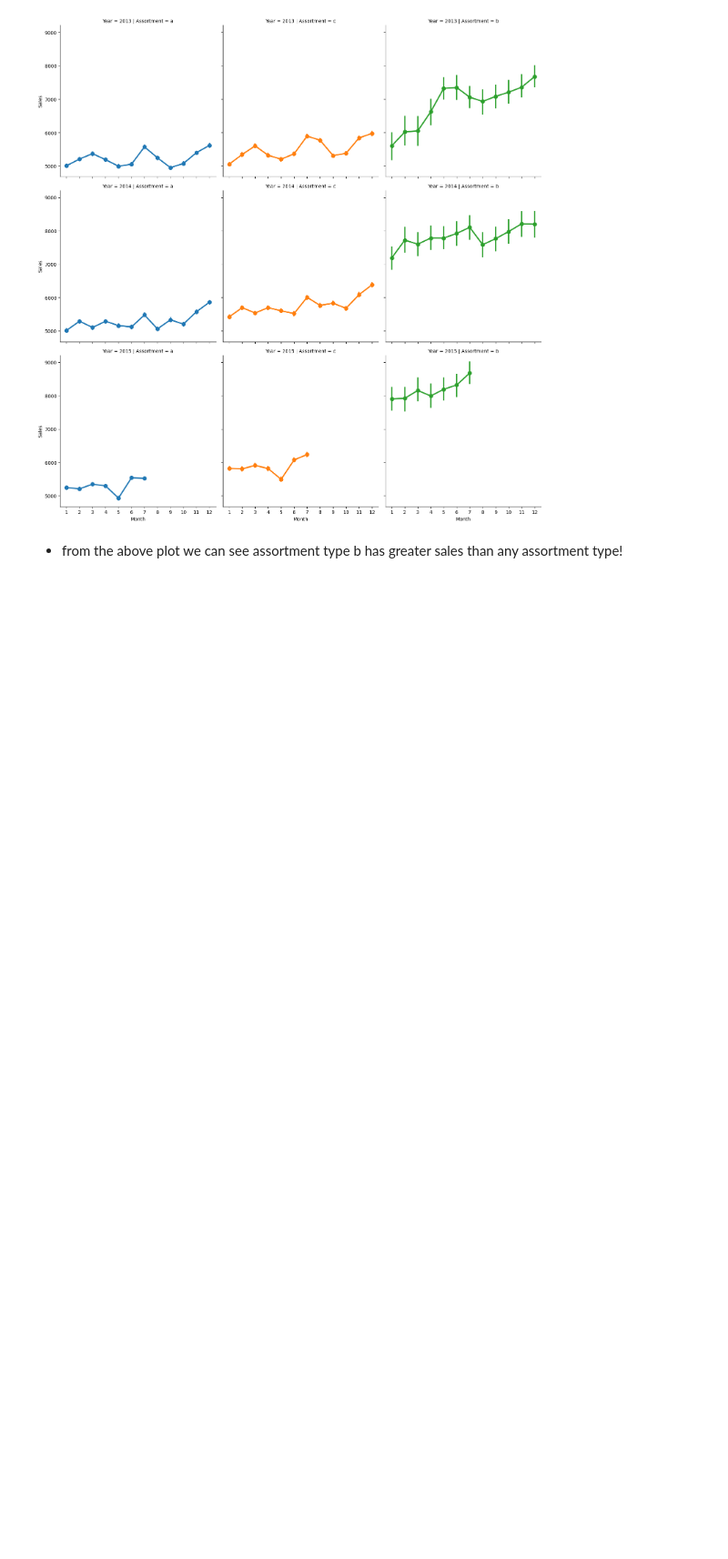
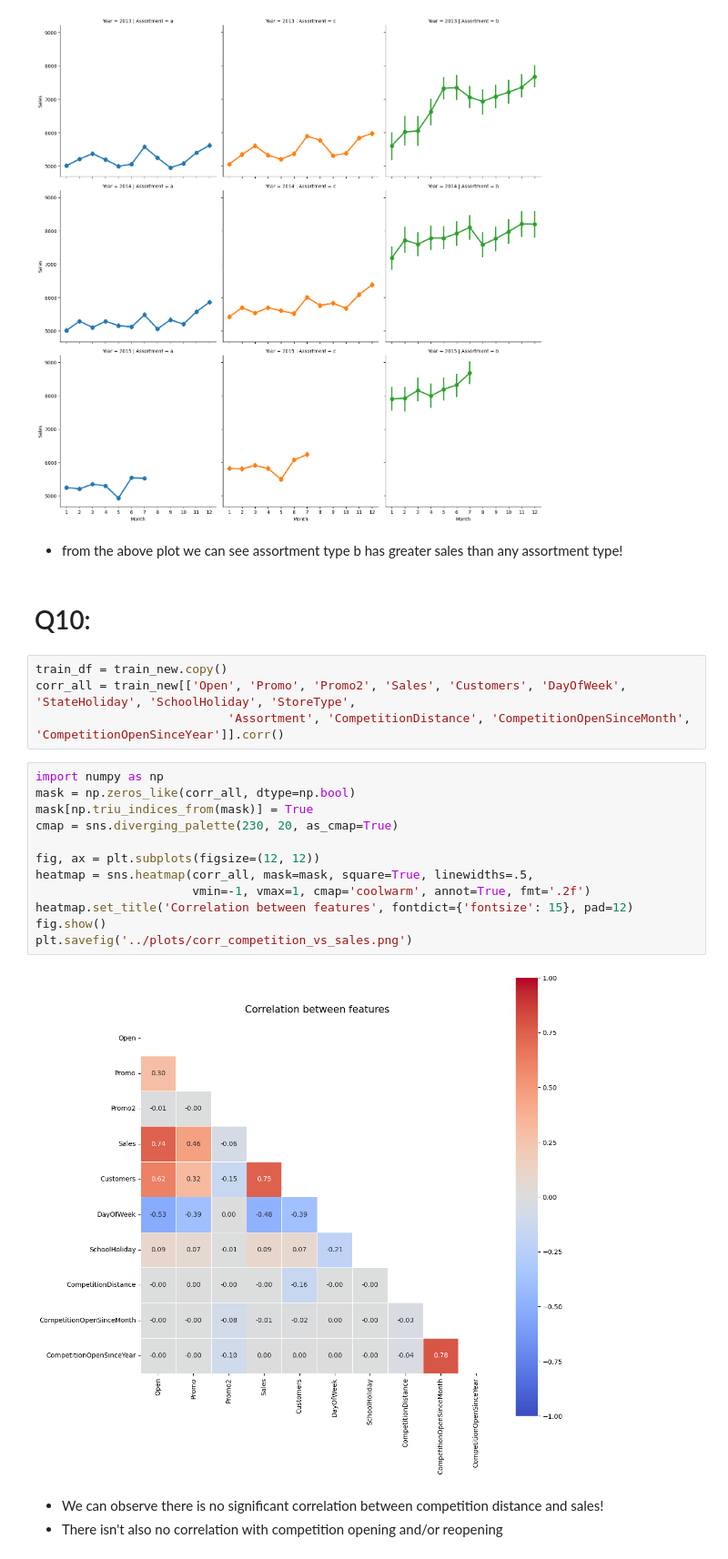
Before and after one commit to nahomHmichael/Rossman-Pharmaceutical-Sales-Pridiction, a Jupyter notebook: notebooks/data_exploration.ipynb, the cells around one changed output. Shown at 91% size. Drawn from its saved outputs; the diff is of its cells as text; blank space fills up the shorter version.

```diff
--- a/notebooks/data_exploration.ipynb
+++ b/notebooks/data_exploration.ipynb
@@ -578,3 +578,26 @@ plt.show()
 [figure]
 # %% [markdown]
 * from the above plot we can see assortment type b has greater sales than any assortment type!
+# %% [markdown]
+# Q10:
+# %%
+train_df = train_new.copy()
+corr_all = train_new[['Open', 'Promo', 'Promo2', 'Sales', 'Customers', 'DayOfWeek', 'StateHoliday', 'SchoolHoliday', 'StoreType',
+                           'Assortment', 'CompetitionDistance', 'CompetitionOpenSinceMonth', 'CompetitionOpenSinceYear']].corr()
+# %%
+import numpy as np
+mask = np.zeros_like(corr_all, dtype=np.bool)
+mask[np.triu_indices_from(mask)] = True
+cmap = sns.diverging_palette(230, 20, as_cmap=True)
+
+fig, ax = plt.subplots(figsize=(12, 12))
+heatmap = sns.heatmap(corr_all, mask=mask, square=True, linewidths=.5,
+                      vmin=-1, vmax=1, cmap='coolwarm', annot=True, fmt='.2f')
+heatmap.set_title('Correlation between features', fontdict={'fontsize': 15}, pad=12)
+fig.show()
+plt.savefig('../plots/corr_competition_vs_sales.png')
+# %% [output]
+[figure, added]
+# %% [markdown]
+* We can observe there is no significant correlation between competition distance and sales!
+* There isn't also no correlation with competition opening and/or reopening
```
Also changed, not shown: 1 other file.
